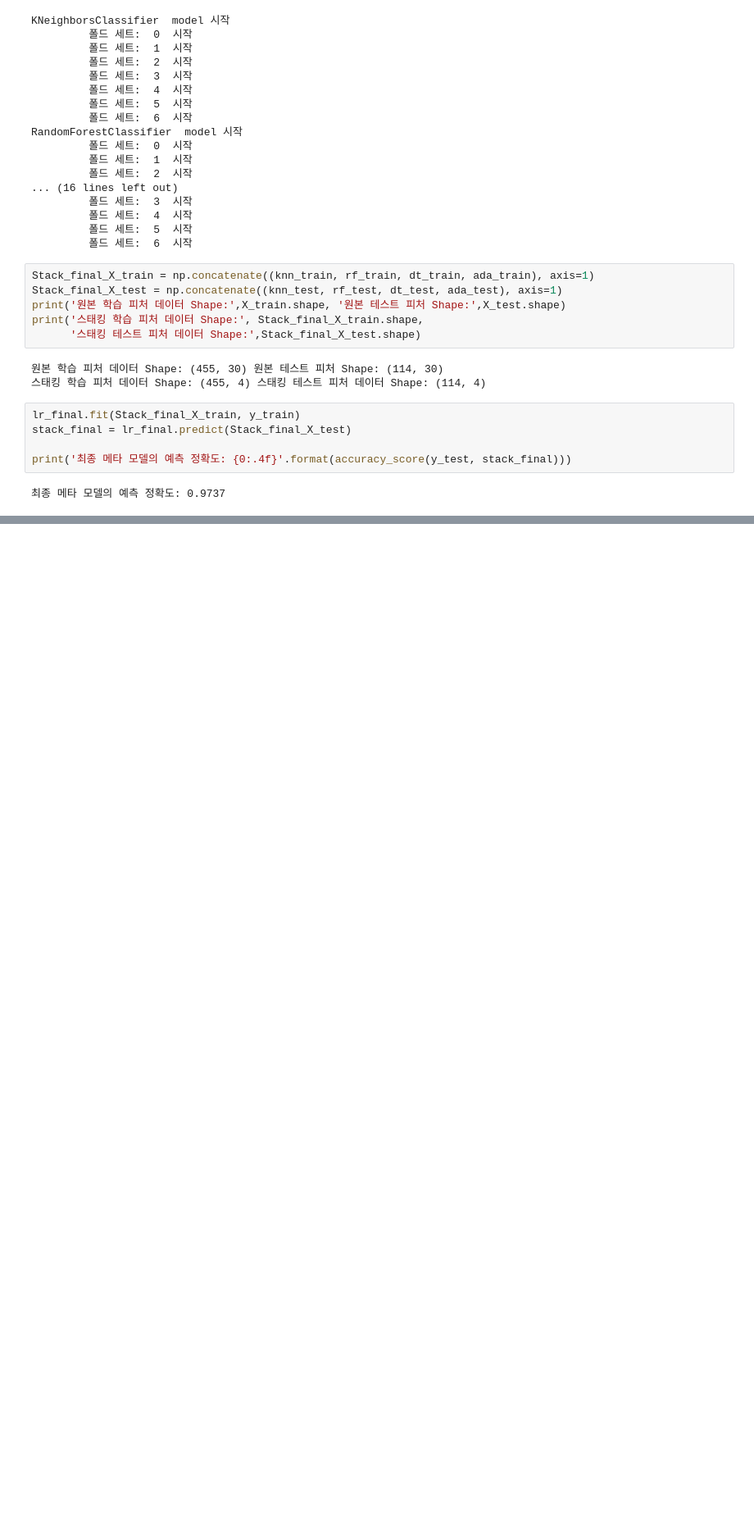
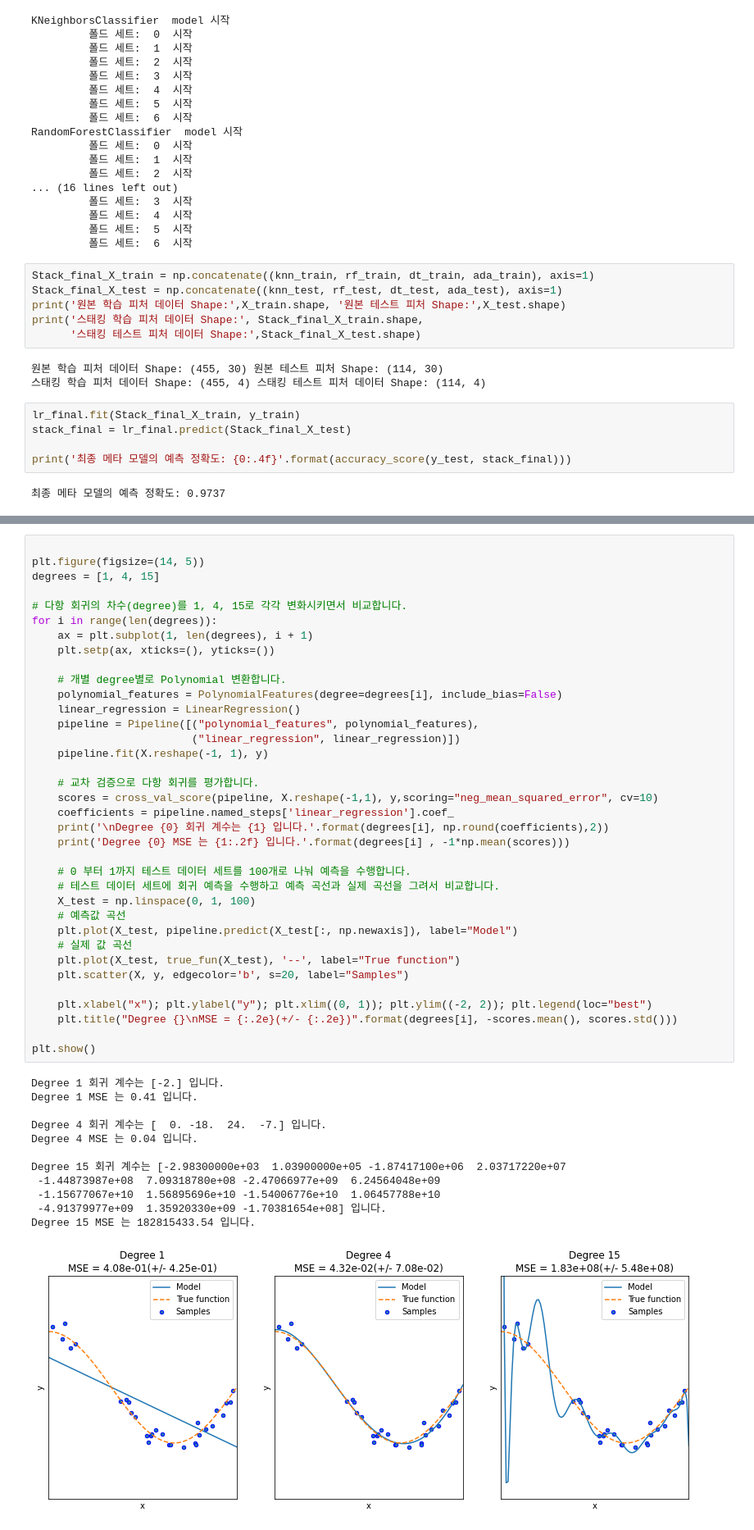
Before and after one commit to seongmin-97/MLstudy, a Jupyter notebook: 기초 다듬기/04주차 - 04.분류(실습2) ~ 05.회귀(회귀트리).ipynb, the cells around one changed output, grey strips where cells are left out. Shown: that part at 82% size. Saved outputs shown, nothing was run; the diff lists cells and outputs as text; blank space fills up the shorter version.

```diff
--- a/기초 다듬기/04주차 - 04.분류(실습2) ~ 05.회귀(회귀트리).ipynb
+++ b/기초 다듬기/04주차 - 04.분류(실습2) ~ 05.회귀(회귀트리).ipynb
@@ -577,0 +851,49 @@ RSS를 비용함수로 사용한다고 할 때 우리는 이 RSS를 미분해서
+# %%
+
+plt.figure(figsize=(14, 5))
+degrees = [1, 4, 15]
+
+# 다항 회귀의 차수(degree)를 1, 4, 15로 각각 변화시키면서 비교합니다.
+for i in range(len(degrees)):
+    ax = plt.subplot(1, len(degrees), i + 1)
+    plt.setp(ax, xticks=(), yticks=())
+
+    # 개별 degree별로 Polynomial 변환합니다.
+    polynomial_features = PolynomialFeatures(degree=degrees[i], include_bias=False)
+    linear_regression = LinearRegression()
+    pipeline = Pipeline([("polynomial_features", polynomial_features),
+                         ("linear_regression", linear_regression)])
+    pipeline.fit(X.reshape(-1, 1), y)
+
+    # 교차 검증으로 다항 회귀를 평가합니다.
+    scores = cross_val_score(pipeline, X.reshape(-1,1), y,scoring="neg_mean_squared_error", cv=10)
+    coefficients = pipeline.named_steps['linear_regression'].coef_
+    print('\nDegree {0} 회귀 계수는 {1} 입니다.'.format(degrees[i], np.round(coefficients),2))
+    print('Degree {0} MSE 는 {1:.2f} 입니다.'.format(degrees[i] , -1*np.mean(scores)))
+
+    # 0 부터 1까지 테스트 데이터 세트를 100개로 나눠 예측을 수행합니다.
+    # 테스트 데이터 세트에 회귀 예측을 수행하고 예측 곡선과 실제 곡선을 그려서 비교합니다.
+    X_test = np.linspace(0, 1, 100)
+    # 예측값 곡선
+    plt.plot(X_test, pipeline.predict(X_test[:, np.newaxis]), label="Model")
+    # 실제 값 곡선
+    plt.plot(X_test, true_fun(X_test), '--', label="True function")
+    plt.scatter(X, y, edgecolor='b', s=20, label="Samples")
+
+    plt.xlabel("x"); plt.ylabel("y"); plt.xlim((0, 1)); plt.ylim((-2, 2)); plt.legend(loc="best")
+    plt.title("Degree {}\nMSE = {:.2e}(+/- {:.2e})".format(degrees[i], -scores.mean(), scores.std()))
+
+plt.show()
+# %% [output]
+Degree 1 회귀 계수는 [-2.] 입니다.
+Degree 1 MSE 는 0.41 입니다.
+
+Degree 4 회귀 계수는 [  0. -18.  24.  -7.] 입니다.
+Degree 4 MSE 는 0.04 입니다.
+
+Degree 15 회귀 계수는 [-2.98300000e+03  1.03900000e+05 -1.87417100e+06  2.03717220e+07
+ -1.44873987e+08  7.09318780e+08 -2.47066977e+09  6.24564048e+09
+ -1.15677067e+10  1.56895696e+10 -1.54006776e+10  1.06457788e+10
+ -4.91379977e+09  1.35920330e+09 -1.70381654e+08] 입니다.
+Degree 15 MSE 는 182815433.54 입니다.
+[figure, added]
```
Also changed, not shown: parts of 37 cells of this notebook, 5 other files.
